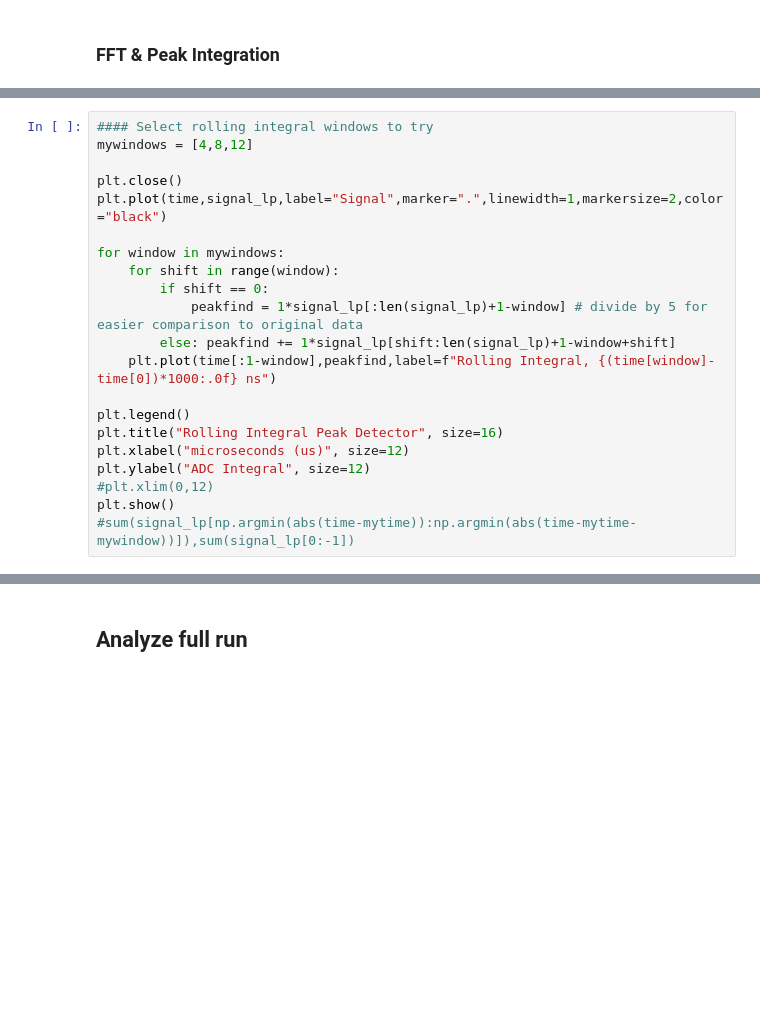
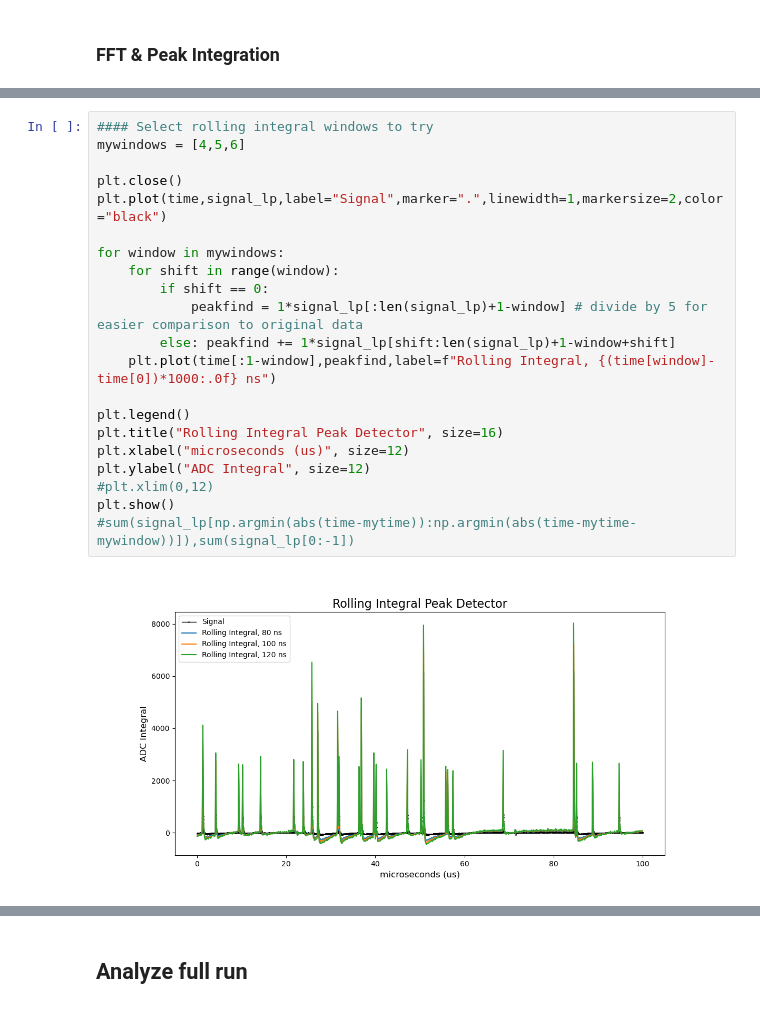
Before and after one commit to peckalec/dm-lab, a Jupyter notebook: REFLECT/SiPM_Analysis.ipynb, the cells around one changed output, grey strips where cells are left out. Cells and saved outputs as stored; diff of their text form; blank space fills up the shorter version.

```diff
--- a/REFLECT/SiPM_Analysis.ipynb
+++ b/REFLECT/SiPM_Analysis.ipynb
@@ -275,23 +395,25 @@ plt.show()
 # %%
 #### Select rolling integral windows to try
-mywindows = [4,8,12]
+mywindows = [4,5,6]
 
 plt.close()
 plt.plot(time,signal_lp,label="Signal",marker=".",linewidth=1,markersize=2,color="black")
 
 for window in mywindows:
     for shift in range(window):
         if shift == 0:
             peakfind = 1*signal_lp[:len(signal_lp)+1-window] # divide by 5 for easier comparison to original data
         else: peakfind += 1*signal_lp[shift:len(signal_lp)+1-window+shift]
     plt.plot(time[:1-window],peakfind,label=f"Rolling Integral, {(time[window]-time[0])*1000:.0f} ns")
 
 plt.legend()
 plt.title("Rolling Integral Peak Detector", size=16)
 plt.xlabel("microseconds (us)", size=12)
 plt.ylabel("ADC Integral", size=12)
 #plt.xlim(0,12)
 plt.show()
 #sum(signal_lp[np.argmin(abs(time-mytime)):np.argmin(abs(time-mytime-mywindow))]),sum(signal_lp[0:-1])
+# %% [output]
+[figure, added]
 # %%
 #### Select integral peak-finder parameters
```
Also changed, not shown: parts of 40 cells of this notebook.
